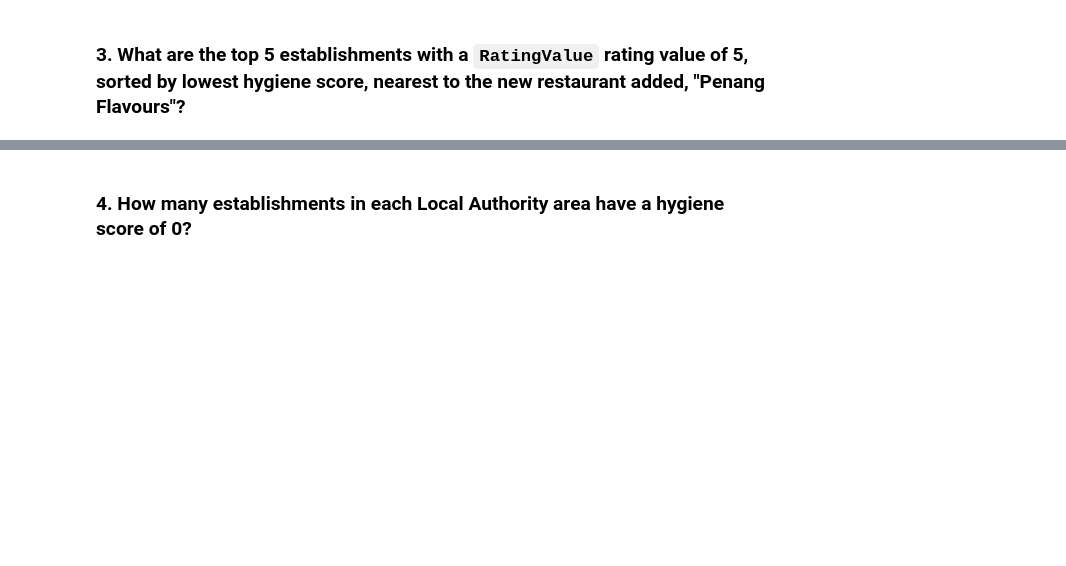
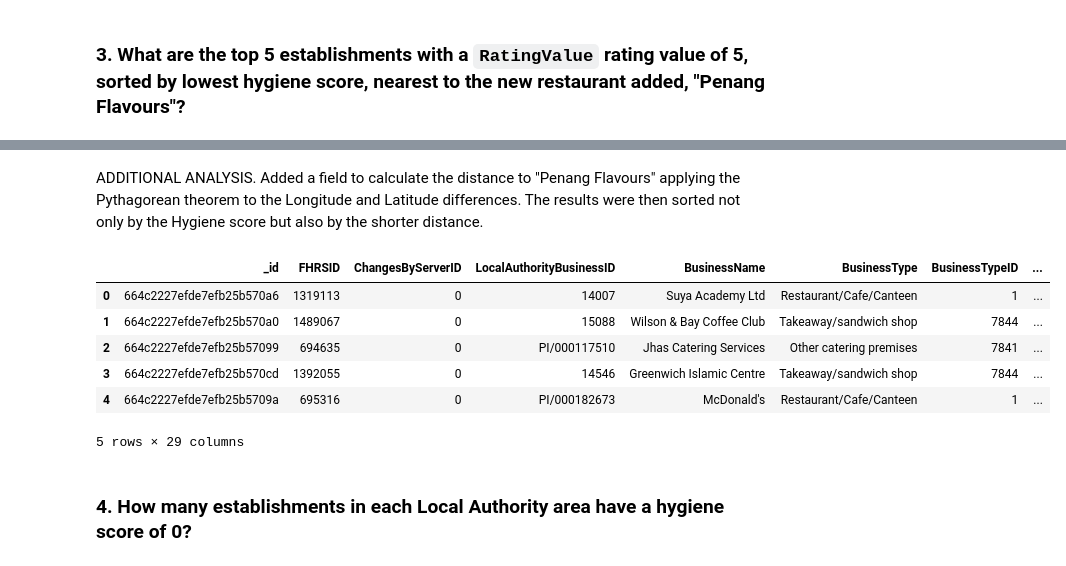
Before and after one commit to danielmolina81/nosql-challenge, a Jupyter notebook: NoSQL_analysis.ipynb, the cells around one changed output, grey strips where cells are left out. Cells and saved outputs as stored; diff of their text form; code cells hidden in the pictures; blank space fills up the shorter version.

```diff
--- a/NoSQL_analysis.ipynb
+++ b/NoSQL_analysis.ipynb
@@ -116,3 +189,54 @@ limit =
+# %% [markdown]
+ADDITIONAL ANALYSIS.
+Added a field to calculate the distance to "Penang Flavours" applying the Pythagorean theorem to the Longitude and Latitude differences.
+The results were then sorted not only by the Hygiene score but also by the shorter distance.
+# %%
+# Additional Pipeline to sort also by the shorter distance to "Penang Flavours"
+
+match_query3a = {
+    '$match': {
+        'RatingValue': 5,
+        'geocode.latitude':{'$gte': latitude - degree_search, '$lte': latitude + degree_search},
+        'geocode.longitude':{'$gte': longitude - degree_search, '$lte': longitude + degree_search}
+    }
+}
+# Add a "distance_to_Penang" field (Distance calculated applying Pythagorean theorem)
+add_field3a = {
+    '$addFields': {
+        'distance_to_Penang': {
+            '$sqrt': {
+                '$sum': [
+                    {'$pow': [{'$abs': {'$subtract': ['$geocode.latitude', latitude]}},2]},
+                    {'$pow': [{'$abs': {'$subtract': ['$geocode.longitude', longitude]}},2]}
+                ]
+            }
+        }
+    }
+}
+# Sort results by Hygiene score and distance to Penang.
+sort_values3a = {
+    '$sort': {
+        'scores.Hygiene': 1,
+        'distance_to_Penang': 1
+    }
+}
+limit3a = {
+    '$limit':5
+}
+
+pipeline3a = [match_query3a, add_field3a, sort_values3a, limit3a]
+
+results3a = list(establishments.aggregate(pipeline3a))
+results3a_df = pd.DataFrame(results3a)
+results3a_df
+# %% [output]
+|  | _id | FHRSID | ChangesByServerID | LocalAuthorityBusinessID | BusinessName | BusinessType | BusinessTypeID | ... |
+| 0 | 664c2227efde7efb25b570a6 | 1319113 | 0 | 14007 | Suya Academy Ltd | Restaurant/Cafe/Canteen | 1 | ... |
+| 1 | 664c2227efde7efb25b570a0 | 1489067 | 0 | 15088 | Wilson & Bay Coffee Club | Takeaway/sandwich shop | 7844 | ... |
+| 2 | 664c2227efde7efb25b57099 | 694635 | 0 | PI/000117510 | Jhas Catering Services | Other catering premises | 7841 | ... |
+| 3 | 664c2227efde7efb25b570cd | 1392055 | 0 | 14546 | Greenwich Islamic Centre | Takeaway/sandwich shop | 7844 | ... |
+| 4 | 664c2227efde7efb25b5709a | 695316 | 0 | PI/000182673 | McDonald's | Restaurant/Cafe/Canteen | 1 | ... |
+5 rows × 29 columns
 # %% [markdown]
 ### 4. How many establishments in each Local Authority area have a hygiene score of 0?
 # %%
```
Also changed, not shown: parts of 10 cells of this notebook, 2 other files.
